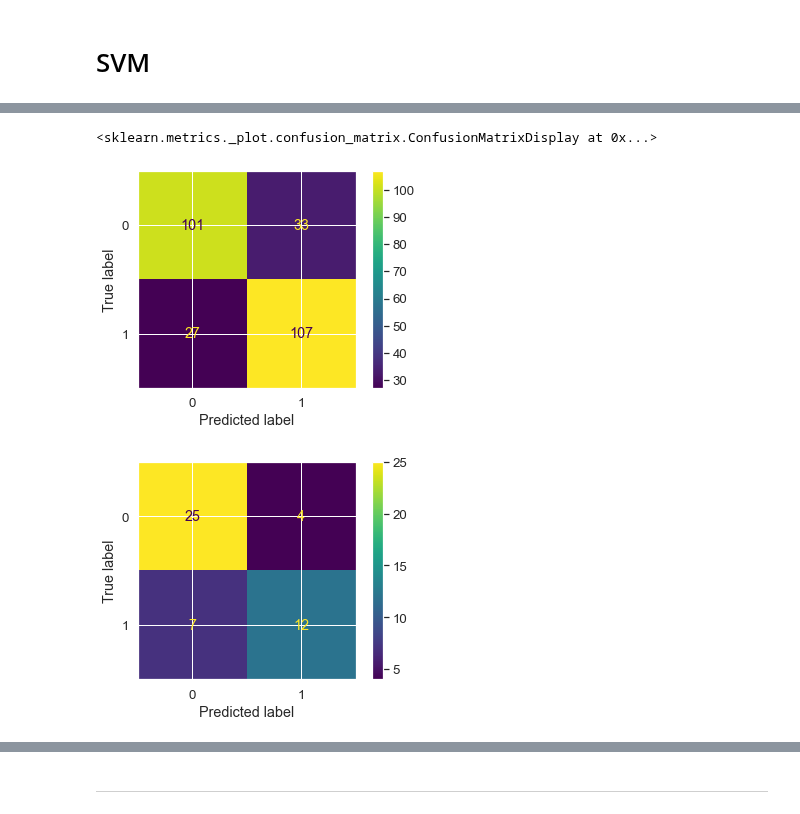
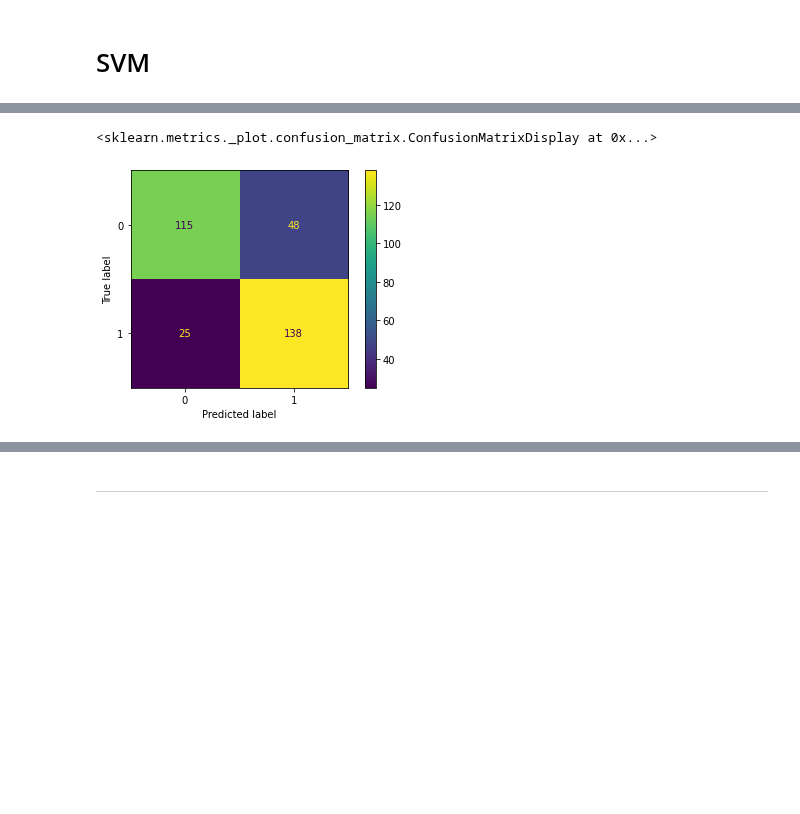
Before and after one commit to JaviCeRodriguez/Heart-Failure-ML, a Jupyter notebook: classification_v2.ipynb, the cells around one changed output, grey strips where cells are left out. Saved outputs shown, nothing was run; the diff lists cells and outputs as text; code cells hidden in the pictures; blank space fills up the shorter version.

Commit message:
remuevo test_split

```diff
--- a/classification_v2.ipynb
+++ b/classification_v2.ipynb
@@ -82,4 +82,6 @@ feat_train, feat_test, targ_train, targ_test = train_test_split(df_cleaned.drop(
 #HAY QUE SEPARAR EL TEST ANTES DE ESTANDARIZAR PARA QUE NO INFLUYAN LOS FEATURES DE TEST EN LA MEDIA Y VARIANZA
+# %%
+feat_train, targ_train = df_cleaned.drop(["DEATH_EVENT"],axis=1),df_cleaned["DEATH_EVENT"]
 # %%
 scaler = StandardScaler()
 feat_train = scaler.fit_transform(feat_train)
@@ -151,10 +153,10 @@ def train_test_curve (model,param,param_range):
 # %% [markdown]
 # LOGISTIC REGRESSION - Baseline
 # %%
-lr_model = LogisticRegression(fit_intercept=False, dual=False, max_iter=30000,C=0.1)
+lr_model = LogisticRegression(fit_intercept=False, dual=False, max_iter=40000,C=1e-4)
 lr_model.fit(feat_train,targ_train)
+lr_scoring = cross_val_score(lr_model, feat_train, targ_train,cv=10, scoring=score_metric)
+print("Cross Validation Score: {:.3f} +/- {:.3f}".format(lr_scoring.mean(),lr_scoring.std()))
 lr_predicted = cross_val_predict(lr_model,feat_train,targ_train,cv=10)
-lr_predicted_t = lr_model.predict(scaler.transform(feat_test))
 print(classification_report(targ_train, lr_predicted))
-print(classification_report(targ_test, lr_predicted_t))
 # %% [output]
@@ -199,7 +189,7 @@ aoc_curves(lr_model,feat_train,targ_train)
 # %% [markdown]
 # SVM
 # %%
-hyperparam = {"C":np.logspace(-2,0,30),"gamma":np.logspace(-2,-0.5,20)}
+hyperparam = {"C":np.logspace(-2,0,30),"gamma":np.logspace(-2,0,20)}
 svm_model = SVC(break_ties=True,probability=True)
 svm_grilla = GridSearchCV(svm_model,hyperparam,cv=10,scoring=score_metric,n_jobs=-1)
 svm_grilla.fit(feat_train,targ_train)
@@ -210,8 +200,8 @@ svm_model = svm_grilla.best_estimator_
 # %%
-svm_model = SVC(probability=True,C=0.4,gamma=0.1)
+svm_model = SVC(probability=True,gamma=0.61,C=0.85)
 svm_model.fit(feat_train,targ_train)
-svm_predicted = cross_val_predict(svm_model,feat_train,targ_train,cv=10)
-svm_predicted_t = svm_model.predict(scaler.transform(feat_test))
+svm_scoring = cross_val_score(svm_model, feat_train, targ_train,cv=10, scoring=score_metric)
+print("Cross Validation Score: {:.3f} +/- {:.3f}".format(svm_scoring.mean(),svm_scoring.std()))
+svm_predicted = cross_val_predict(svm_model,feat_train,targ_train,cv=20)
 print(classification_report(targ_train, svm_predicted))
-print(classification_report(targ_test, svm_predicted_t))
 # %% [output]
@@ -239,14 +221,10 @@ train_test_curve(svm_model,"gamma",np.logspace(-2,0,40))
 # %%
 cm = confusion_matrix(targ_train, svm_predicted)
 disp = ConfusionMatrixDisplay(confusion_matrix=cm)
 disp.plot()
-cm = confusion_matrix(targ_test, svm_predicted_t)
-disp = ConfusionMatrixDisplay(confusion_matrix=cm)
-disp.plot()
 # %% [output]
 <sklearn.metrics._plot.confusion_matrix.ConfusionMatrixDisplay at 0x...>
-[figure, old version]
+[figure, new version]
-[figure, removed]
 # %%
 aoc_curves(svm_model,feat_train,targ_train)
 # %% [output]
```
Also changed, not shown: parts of 16 cells of this notebook.
